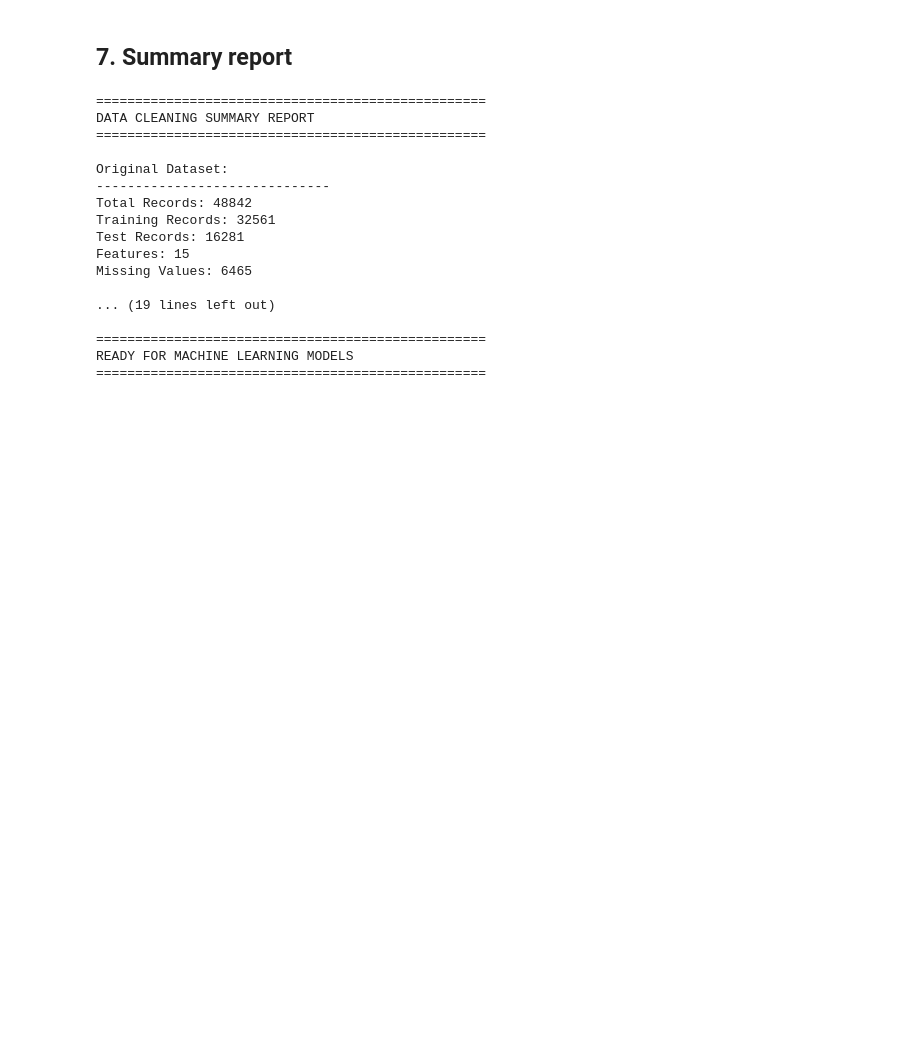
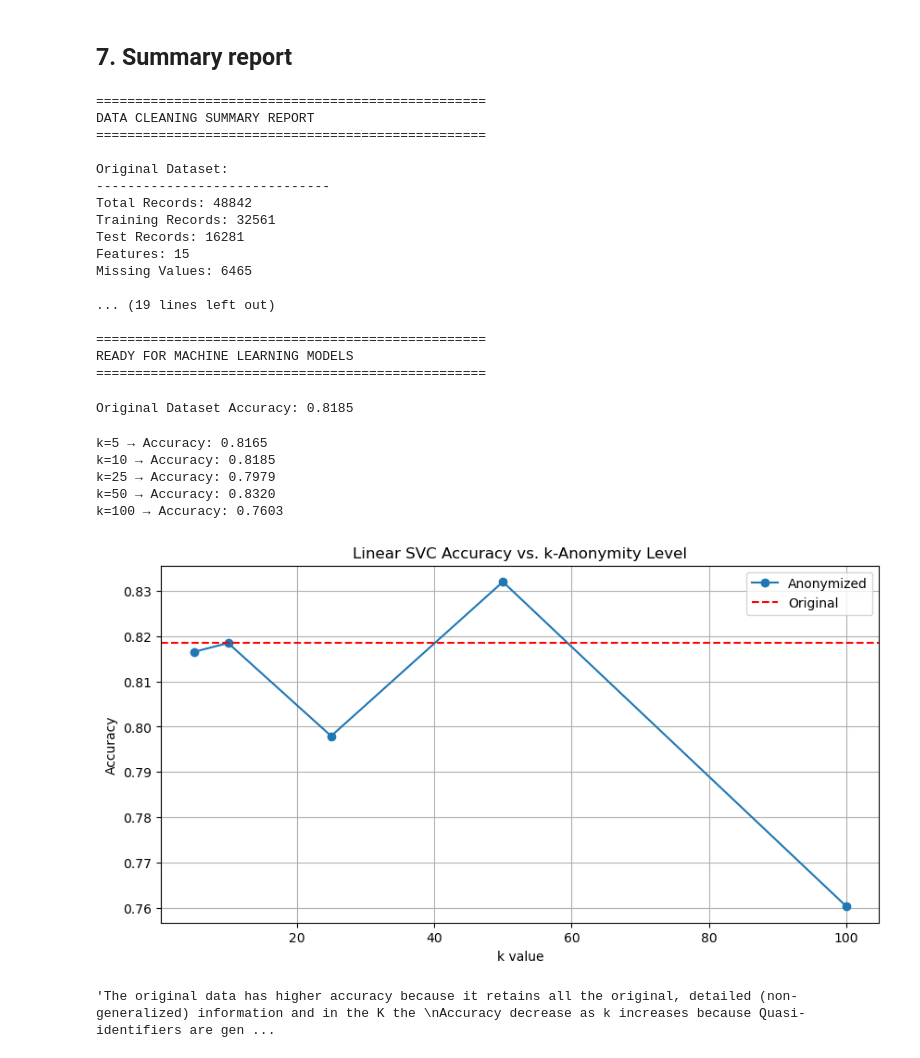
Before and after one commit to EduardoEduBox/Mid_Term_Project_ML, a Jupyter notebook: data_cleaning.ipynb, the cells around one changed output. Cells and saved outputs as stored; diff of their text form; code cells hidden in the pictures; blank space fills up the shorter version.

Commit message:
Update with Linear SVC

```diff
--- a/data_cleaning.ipynb
+++ b/data_cleaning.ipynb
@@ -733,0 +764,53 @@ READY FOR MACHINE LEARNING MODELS
+# %%
+#Evaluate clean data
+
+df_original = pd.read_csv("cleaned_data/adult_combined_cleaned.csv")
+df_numeric = df_original.select_dtypes(include='number')
+acc_original = train_and_evaluate(df_numeric, target_col='income_binary')
+print(f"Original Dataset Accuracy: {acc_original:.4f}")
+# %% [output]
+Original Dataset Accuracy: 0.8185
+# %%
+#evaluate other datasets
+results = []
+
+for filename in os.listdir('./anonymized_datasets'):
+    if filename.startswith('adult_k') and filename.endswith('.csv'):
+        k_value = int(filename.split('_')[1][1:])
+        df_k = pd.read_csv(os.path.join('./anonymized_datasets', filename))
+        df_numeric_k = df_k.select_dtypes(include='number')
+        acc_k = train_and_evaluate(df_numeric_k, target_col='income_binary')
+        results.append((k_value, acc_k))
+
+results.sort()
+for k, acc in results:
+    print(f"k={k} → Accuracy: {acc:.4f}")
+# %% [output]
+k=5 → Accuracy: 0.8165
+k=10 → Accuracy: 0.8185
+k=25 → Accuracy: 0.7979
+k=50 → Accuracy: 0.8320
+k=100 → Accuracy: 0.7603
+# %%
+import matplotlib.pyplot as plt
+
+ks = [k for k, _ in results]
+accs = [acc for _, acc in results]
+
+plt.figure(figsize=(10, 5))
+plt.plot(ks, accs, marker='o', label='Anonymized')
+plt.axhline(y=acc_original, color='r', linestyle='--', label='Original')
+plt.xlabel("k value")
+plt.ylabel("Accuracy")
+plt.title("Linear SVC Accuracy vs. k-Anonymity Level")
+plt.legend()
+plt.grid(True)
+plt.show()
+# %% [output]
+[figure, added]
+# %%
+"""The original data has higher accuracy because it retains all the original, detailed (non-generalized) information and in the K the
+Accuracy decrease as k increases because Quasi-identifiers are generalized or suppressed to make each
+record indistinguishable from k–1 others"""
+# %% [output]
+'The original data has higher accuracy because it retains all the original, detailed (non-generalized) information and in the K the \nAccuracy decrease as k increases because Quasi-identifiers are gen ...
```
Also changed, not shown: parts of 2 cells of this notebook.
